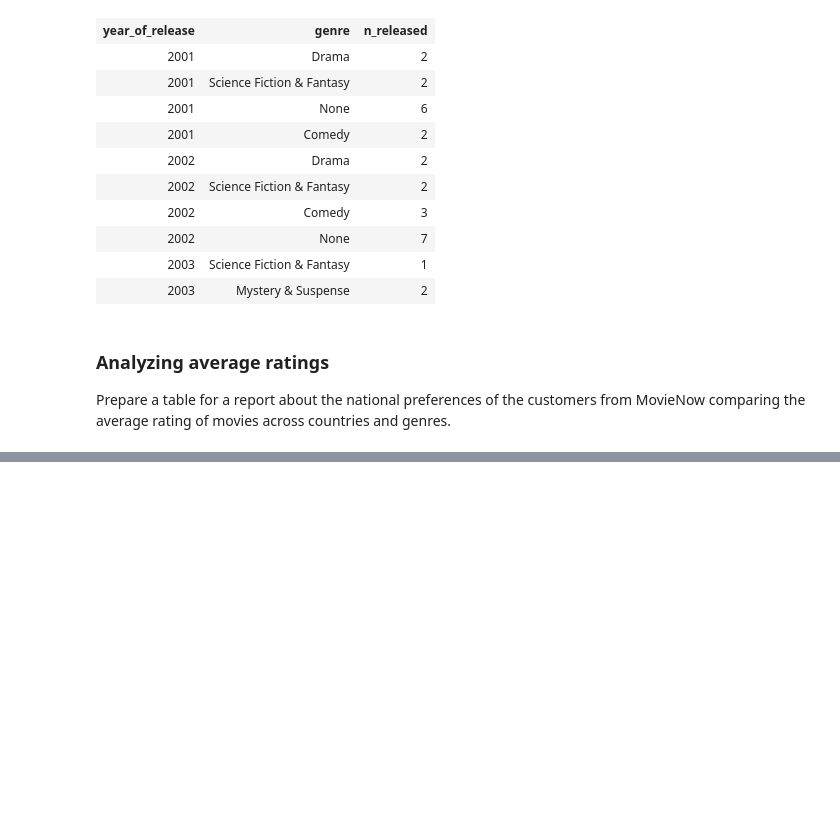
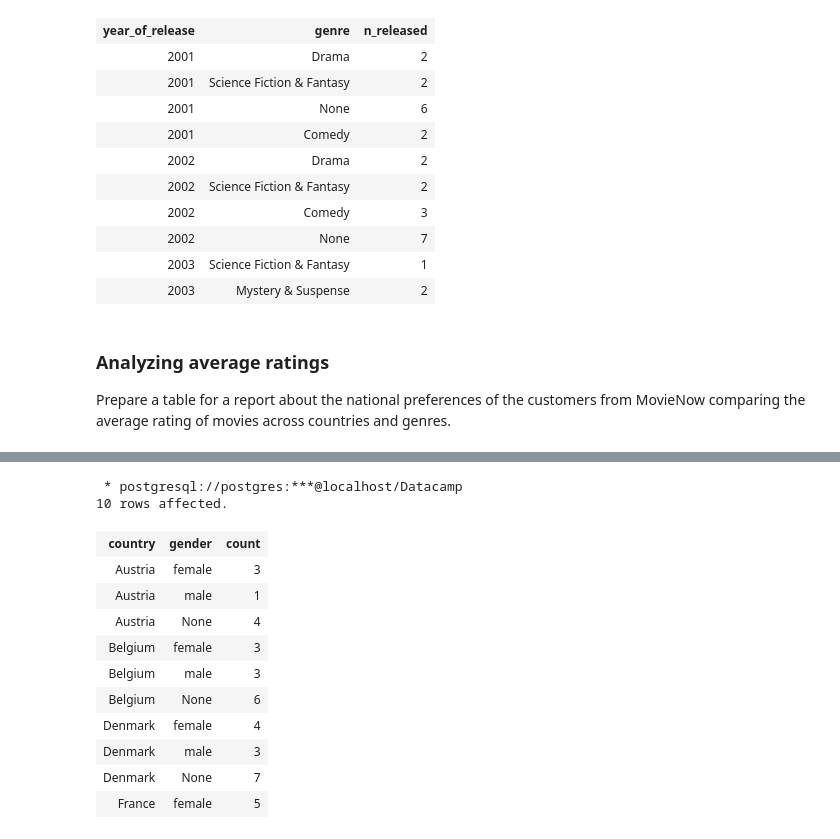
Before and after one commit to felixodette/Movies-PostgreSQL, a Jupyter notebook: notebook.ipynb, the cells around one changed output, grey strips where cells are left out. Cells and saved outputs as stored; diff of their text form; code cells hidden in the pictures; blank space fills up the shorter version.

```diff
--- a/notebook.ipynb
+++ b/notebook.ipynb
@@ -866,0 +898,22 @@ Prepare a table for a report about the national preferences of the customers fro
+# %%
+%%sql
+
+SELECT country, gender, COUNT(*)
+  FROM customers
+ GROUP BY ROLLUP(country, gender)
+ ORDER BY country, gender
+ LIMIT 10;
+# %% [output]
+ * postgresql://postgres:***@localhost/Datacamp
+10 rows affected.
+| country | gender | count |
+| Austria | female | 3 |
+| Austria | male | 1 |
+| Austria | None | 4 |
+| Belgium | female | 3 |
+| Belgium | male | 3 |
+| Belgium | None | 6 |
+| Denmark | female | 4 |
+| Denmark | male | 3 |
+| Denmark | None | 7 |
+| France | female | 5 |
```
Also changed, not shown: parts of 3 cells of this notebook.
